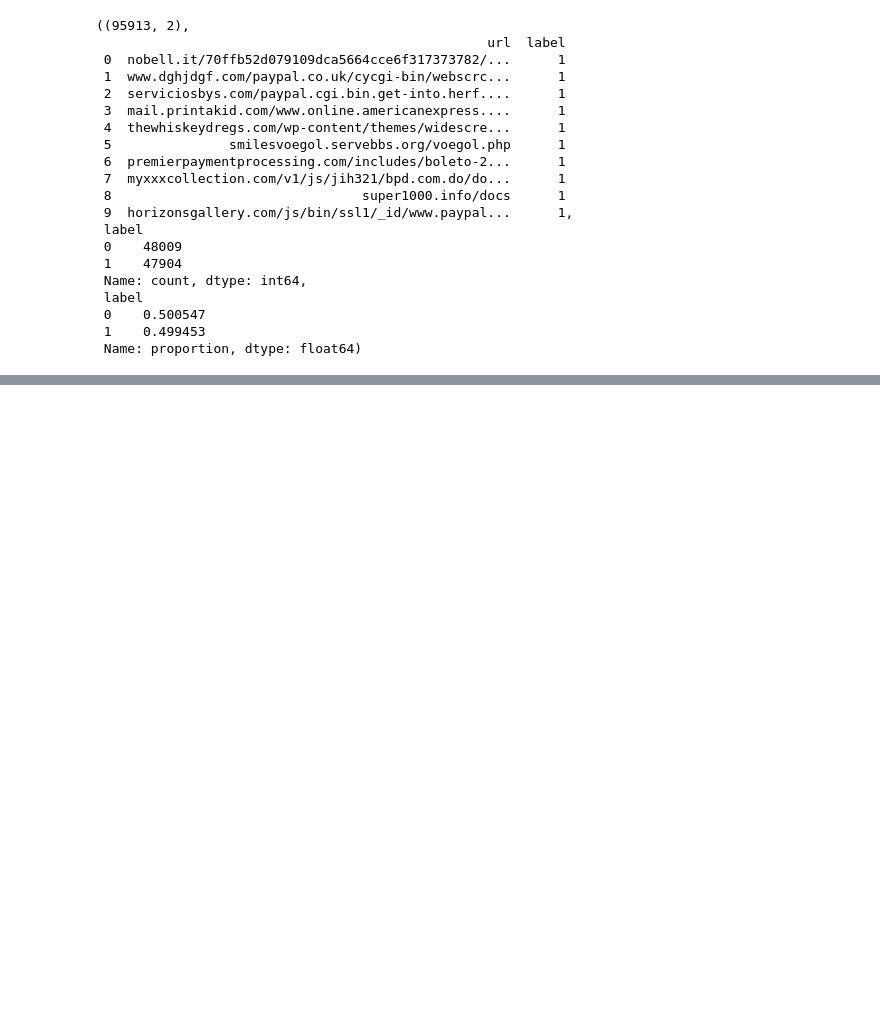
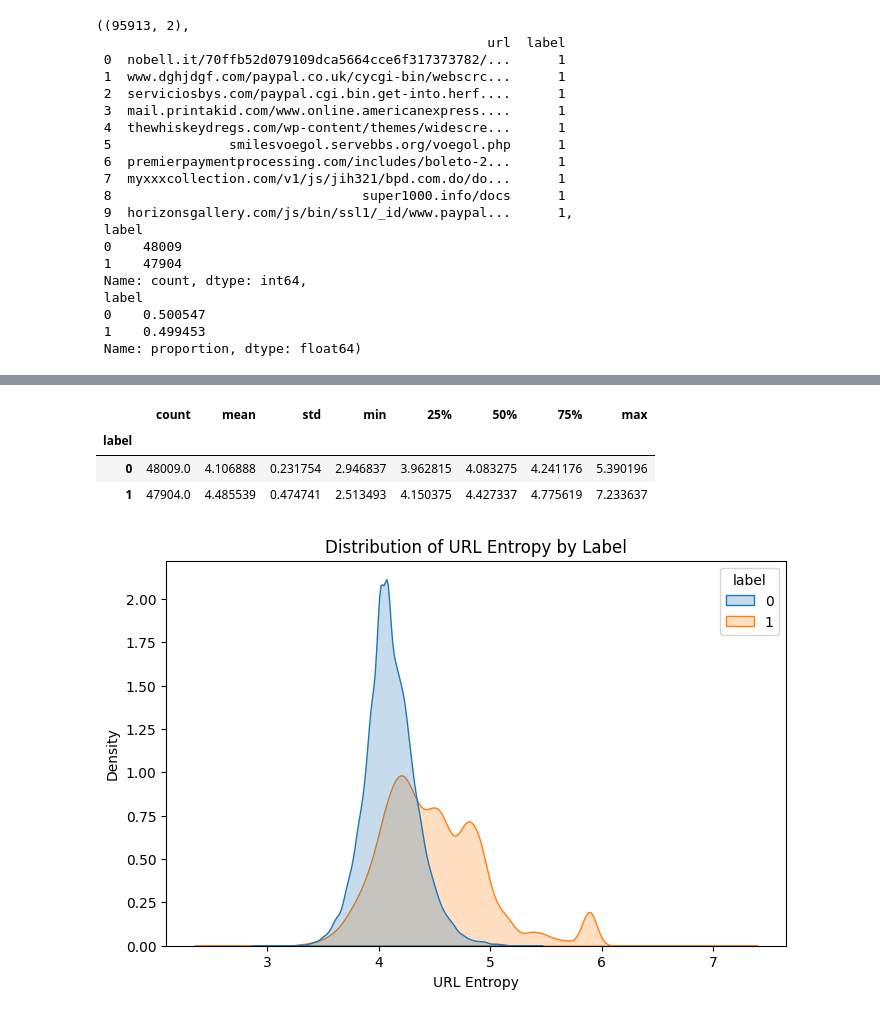
Before and after one commit to polinacsv/phishing_URL_detection, a Jupyter notebook: notebooks/03_model_baseline.ipynb, the cells around one changed output, grey strips where cells are left out. Cells and saved outputs as stored; diff of their text form; code cells hidden in the pictures; blank space fills up the shorter version.

```diff
--- a/notebooks/03_model_baseline.ipynb
+++ b/notebooks/03_model_baseline.ipynb
@@ -147,0 +590,3 @@ shape, head, label_counts, label_distribution
+# %%
+df_storm_feat = extract_jaccard_features(df_storm_feat)
+df_storm_feat[["jaccard_mld_path", "jaccard_subdomain_path"]].describe()
@@ -147,0 +612,14 @@ shape, head, label_counts, label_distribution
+# %%
+cols = ["jaccard_mld_path", "jaccard_subdomain_path"]
+
+# 1) overall summary
+display(df_storm_feat[cols].describe())
+
+# 2) class-wise averages (higher in phishing = useful)
+display(df_storm_feat.groupby("label")[cols].mean().rename_axis("label"))
+
+# 3) simple bins to see separation
+for c in cols:
+    print(f"\n=== {c} binned vs label ===")
+    bins = pd.qcut(df_storm_feat[c], q=[0, .5, .9, .99, 1.0], duplicates="drop")
+    display(pd.crosstab(bins, df_storm_feat["label"], normalize="index").round(3))
@@ -147,0 +759,11 @@ shape, head, label_counts, label_distribution
+# %%
+# drop unused Jaccard features
+drop_cols = [
+    "jaccard_mld_query",
+    "jaccard_subdomain_query",
+]
+
+df_storm_feat = df_storm_feat.drop(columns=[c for c in drop_cols if c in df_storm_feat.columns])
+
+# confirm remaining Jaccard features
+df_storm_feat.filter(like="jaccard").head()
@@ -147,0 +836,6 @@ shape, head, label_counts, label_distribution
+# %%
+# Apply entropy feature
+df_storm_feat = add_entropy_feature(df_storm_feat)
+
+# Preview the result
+df_storm_feat[['url', 'url_entropy']].head()
@@ -147,0 +849,17 @@ shape, head, label_counts, label_distribution
+# %%
+# Sanity check: Compare average URL entropy between benign and phishing
+df_storm_feat.groupby("label")["url_entropy"].describe()
+# %% [output]
+|  | count | mean | std | min | 25% | 50% | 75% | max |
+| label |  |  |  |  |  |  |  |  |
+| 0 | 48009.0 | 4.106888 | 0.231754 | 2.946837 | 3.962815 | 4.083275 | 4.241176 | 5.390196 |
+| 1 | 47904.0 | 4.485539 | 0.474741 | 2.513493 | 4.150375 | 4.427337 | 4.775619 | 7.233637 |
+# %%
+plt.figure(figsize=(8,5))
+sns.kdeplot(data=df_storm_feat, x="url_entropy", hue="label", common_norm=False, fill=True)
+plt.title("Distribution of URL Entropy by Label")
+plt.xlabel("URL Entropy")
+plt.ylabel("Density")
+plt.show()
+# %% [output]
+[figure, added]
```
Also changed, not shown: parts of 69 cells of this notebook, 3 other files.
